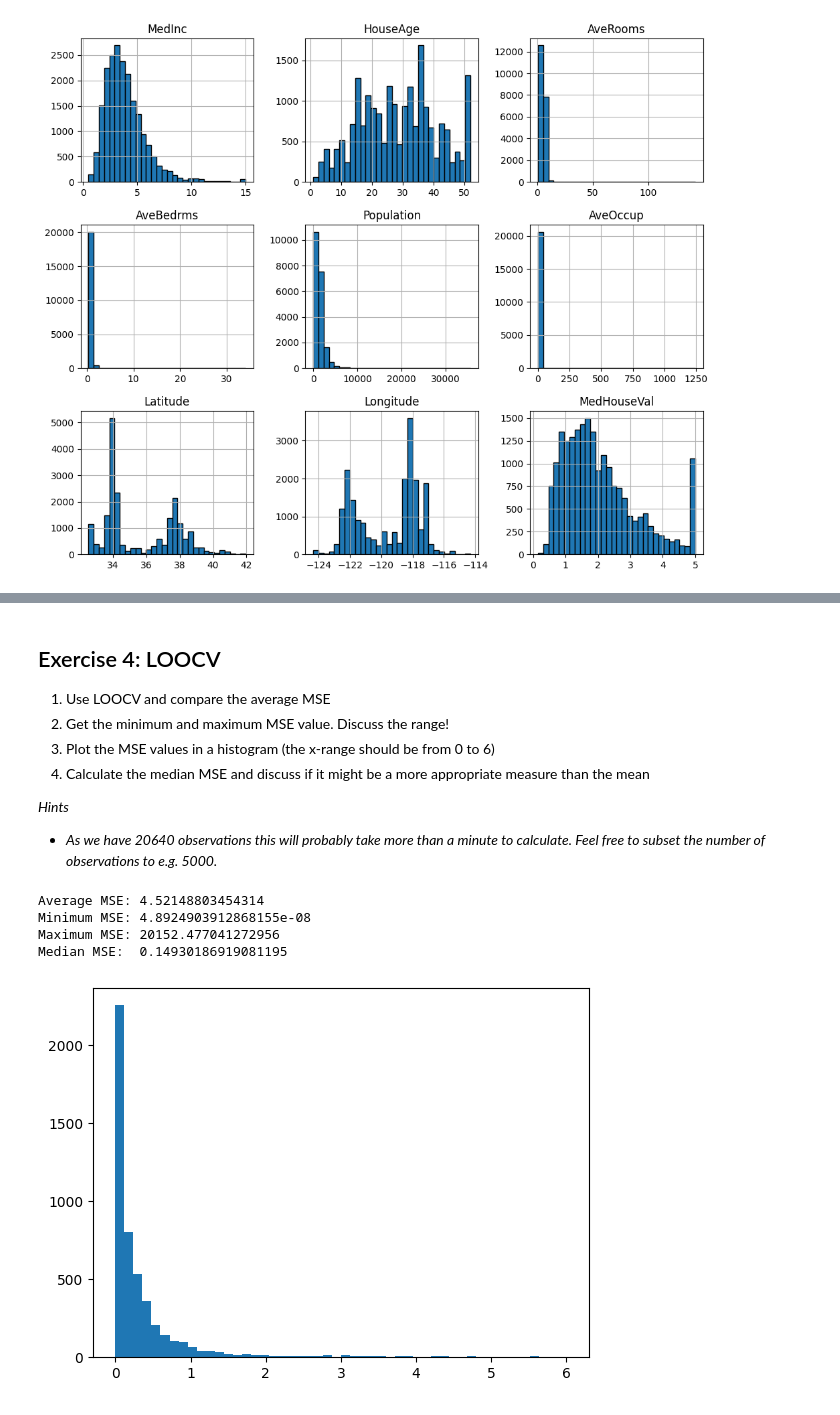
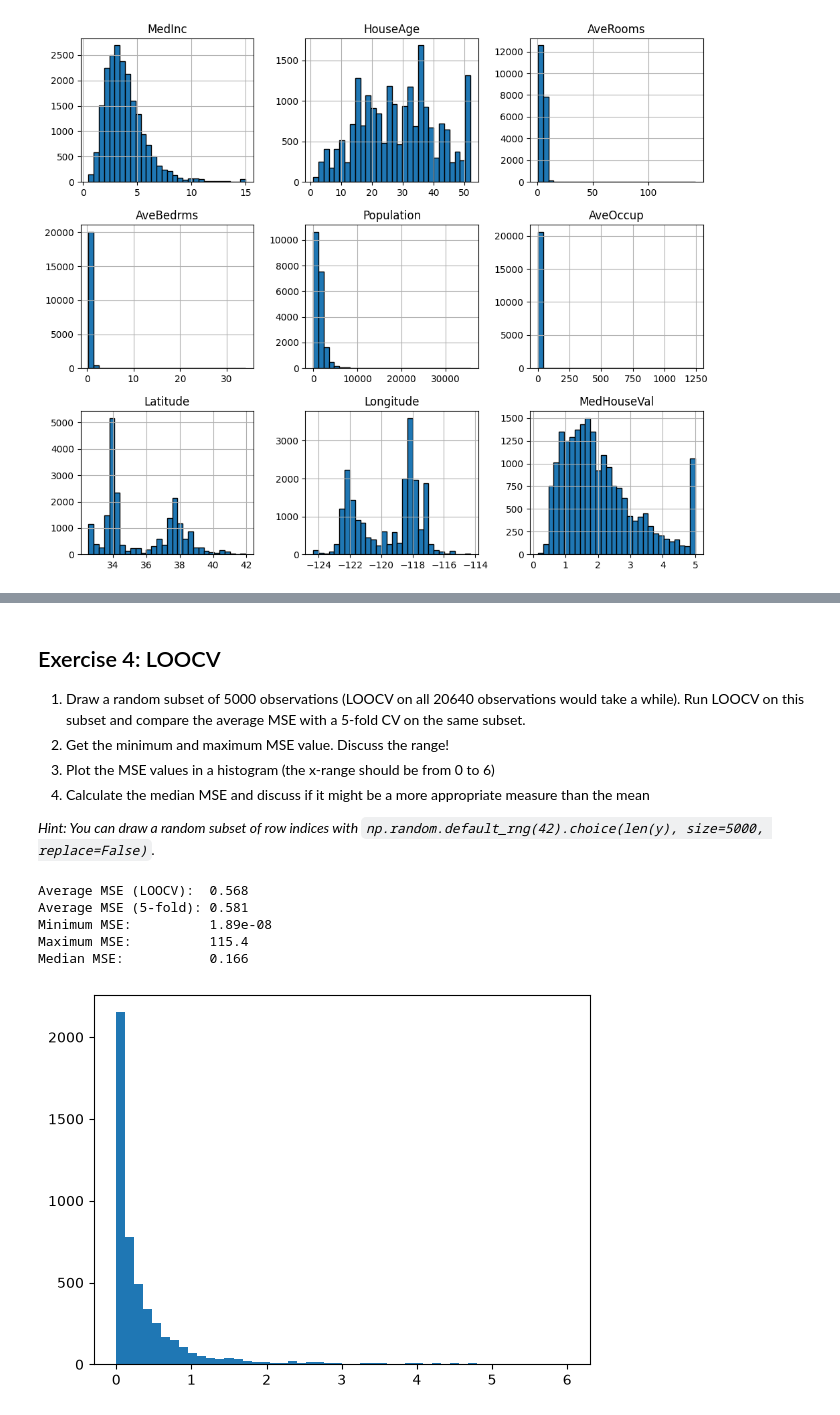
Before and after one commit to mibur1/psy300, a Jupyter notebook: book/solutions/solutions_1.ipynb, the cells around one changed output, grey strips where cells are left out. Saved outputs shown, nothing was run; the diff lists cells and outputs as text; code cells hidden in the pictures.

```diff
--- a/book/solutions/solutions_1.ipynb
+++ b/book/solutions/solutions_1.ipynb
@@ -194,41 +310,45 @@ MSE for each fold: [0.48485857 0.62249739 0.64621047 0.5431996  0.49468484]
 # %% [markdown]
 ## Exercise 4: LOOCV
 
-1. Use LOOCV and compare the average MSE
+1. Draw a random subset of 5000 observations (LOOCV on all 20640 observations would take a while). Run LOOCV on this subset and compare the average MSE with a 5-fold CV on the same subset.
 2. Get the minimum and maximum MSE value. Discuss the range!
 3. Plot the MSE values in a histogram (the x-range should be from 0 to 6)
 4. Calculate the median MSE and discuss if it might be a more appropriate measure than the mean
 
-*Hints*
-- *As we have 20640 observations this will probably take more than a minute to calculate. Feel free to subset the number of observations to e.g. 5000.*
+*Hint: You can draw a random subset of row indices with `np.random.default_rng(42).choice(len(y), size=5000, replace=False)`.*
 # %%
 # TODO: Implement LOOCV
 import numpy as np
 from matplotlib import pyplot as plt
 from sklearn.model_selection import LeaveOneOut
 
-loocv = LeaveOneOut()
+# 1. Random subset of 5000 observations
+rng = np.random.default_rng(42)
+idx = rng.choice(len(y), size=5000, replace=False)
+X_sub, y_sub = X[idx], y[idx]
+
 model = LinearRegression()
 
-# Subset the data to speed up the process
-X = X[:5000,:]
-y = y[:5000]
+# LOOCV
+mse = -cross_val_score(model, X_sub, y_sub, cv=LeaveOneOut(), scoring='neg_mean_squared_error')
 
-# Perform LOOCV
-neg_mse = cross_val_score(model, X, y, cv=loocv, scoring='neg_mean_squared_error')
-mse = -neg_mse
+# 5-fold CV on the same subset for comparison
+k_fold = KFold(n_splits=5, shuffle=True, random_state=42)
+mse_kfold = -cross_val_score(model, X_sub, y_sub, cv=k_fold, scoring='neg_mean_squared_error')
 
-# Get MSE metrics
-print(f"Average MSE: {mse.mean()}")
-print(f"Minimum MSE: {mse.min()}")
-print(f"Maximum MSE: {mse.max()}")
-print(f"Median MSE:  {np.median(mse)}")
+# 2. and 4. Get MSE metrics
+print(f"Average MSE (LOOCV):  {mse.mean():.3f}")
+print(f"Average MSE (5-fold): {mse_kfold.mean():.3f}")
+print(f"Minimum MSE:          {mse.min():.2e}")
+print(f"Maximum MSE:          {mse.max():.1f}")
+print(f"Median MSE:           {np.median(mse):.3f}")
 
-# Plot MSE
-plt.hist(mse, bins=50, range=(0,6));
+# 3. Plot MSE
+plt.hist(mse, bins=50, range=(0, 6));
 # %% [output]
-Average MSE: 4.52148803454314
-Minimum MSE: 4.8924903912868155e-08
-Maximum MSE: 20152.477041272956
-Median MSE:  0.14930186919081195
+Average MSE (LOOCV):  0.568
+Average MSE (5-fold): 0.581
+Minimum MSE:          1.89e-08
+Maximum MSE:          115.4
+Median MSE:           0.166
-[figure, old version]
+[figure, new version]
```
Also changed, not shown: parts of 15 cells of this notebook, 5 other files.
